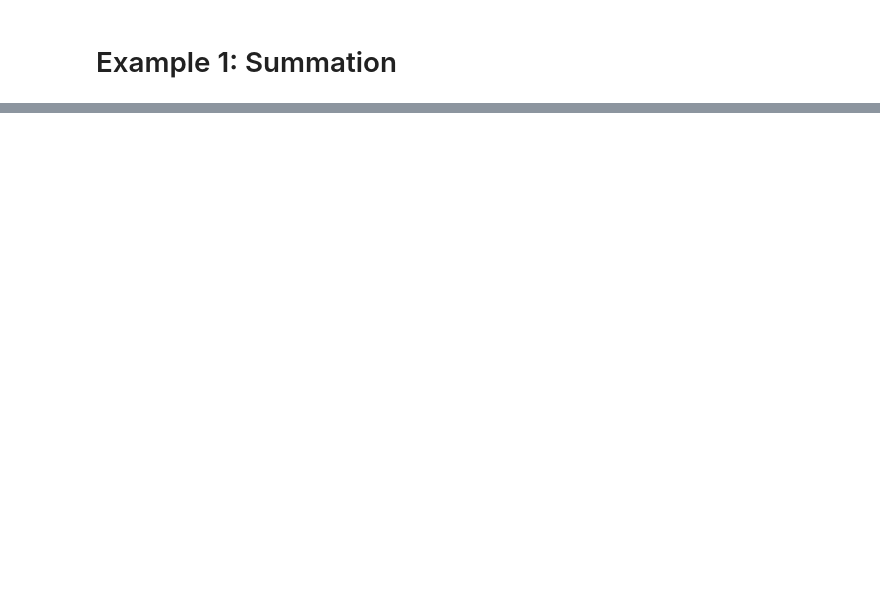
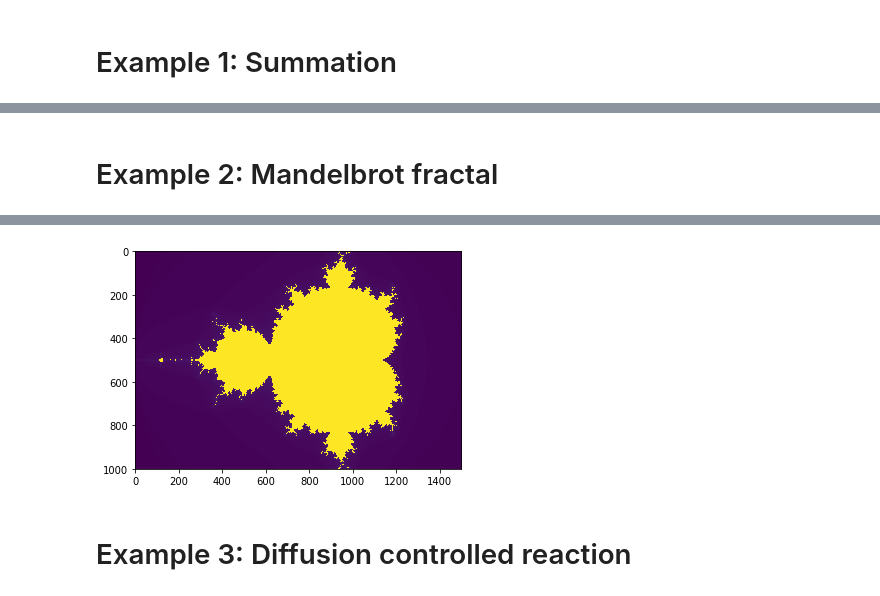
Before and after one commit to akittas/presentations, a Jupyter notebook: pythess/numba/numba.ipynb, the cells around one changed output, grey strips where cells are left out. Saved outputs shown, nothing was run; the diff lists cells and outputs as text; code cells hidden in the pictures; blank space fills up the shorter version.

Commit message:
Add numba examples

```diff
--- a/pythess/numba/numba.ipynb
+++ b/pythess/numba/numba.ipynb
@@ -108,0 +151,48 @@ nsum = jit(psum)
+# %% [markdown]
+# Example 2: Mandelbrot fractal
+# %%
+from timeit import default_timer as timer
+from matplotlib.pylab import imshow, jet, show, ion
+import numpy as np
+
+from numba import jit
+
+def mandel(x, y, max_iters):
+    """
+    Given the real and imaginary parts of a complex number,
+    determine if it is a candidate for membership in the Mandelbrot
+    set given a fixed number of iterations.
+    """
+    i = 0
+    c = complex(x,y)
+    z = 0.0j
+    for i in range(max_iters):
+        z = z * z + c
+        if (z.real * z.real + z.imag * z.imag) >= 4:
+            return i
+
+    return 255
+
+def create_fractal(min_x, max_x, min_y, max_y, image, iters):
+    height = image.shape[0]
+    width = image.shape[1]
+
+    pixel_size_x = (max_x - min_x) / width
+    pixel_size_y = (max_y - min_y) / height
+    for x in range(width):
+        real = min_x + x * pixel_size_x
+        for y in range(height):
+            imag = min_y + y * pixel_size_y
+            color = mandel(real, imag, iters)
+            image[y, x] = color
+
+    return image
+# %%
+image = np.zeros((500 * 2, 750 * 2), dtype=np.uint8)
+%timeit -c -r 3 create_fractal(-2.0, 1.0, -1.0, 1.0, image, 20)  # without numba
+image = np.zeros((500 * 2, 750 * 2), dtype=np.uint8)
+create_fractal, mandel = jit(create_fractal), jit(mandel)
+%timeit -c create_fractal(-2.0, 1.0, -1.0, 1.0, image, 20)  # with numba
+imshow(image)
+show()
+# %% [output]
@@ -108,0 +201,3 @@ nsum = jit(psum)
+[figure, added]
+# %% [markdown]
+# Example 3: Diffusion controlled reaction
```
Also changed, not shown: parts of 13 cells of this notebook.
